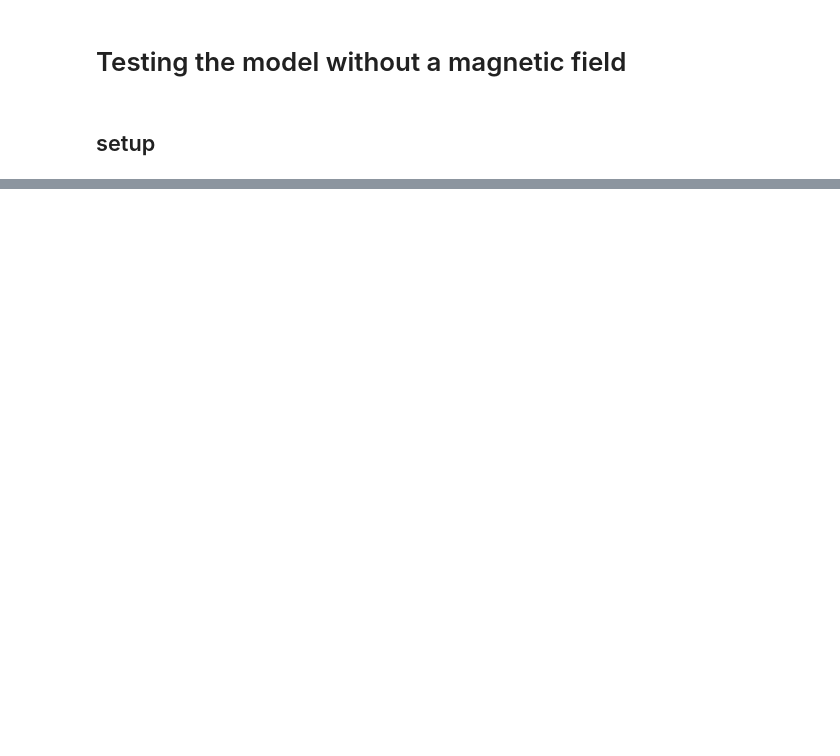
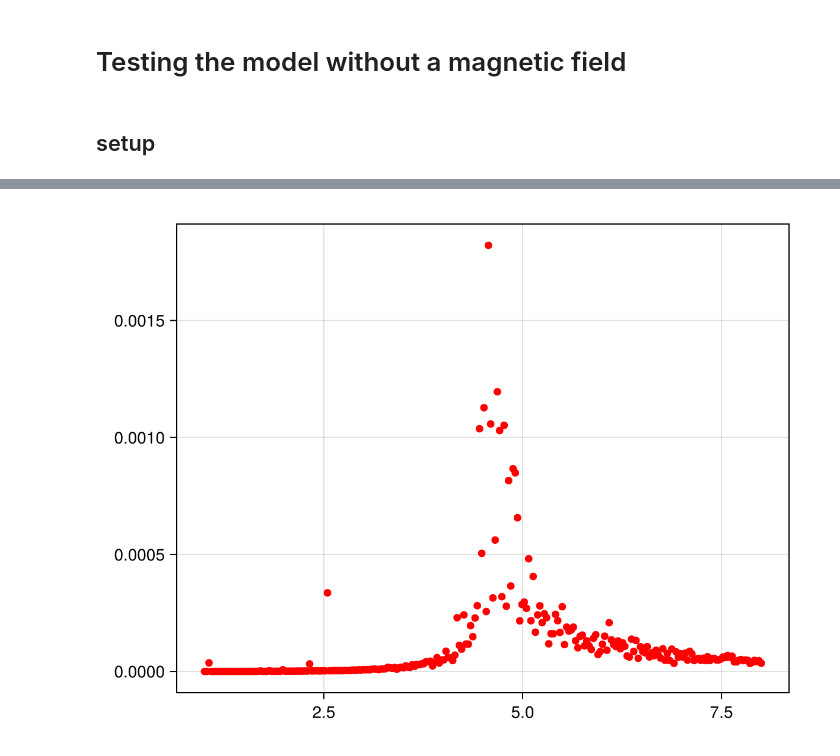
Before and after one commit to emhl/CoPhy3, a Jupyter notebook: ex01/notebooks/temperature_variation.ipynb, the cells around one changed output, grey strips where cells are left out. Cells and saved outputs as stored; diff of their text form; code cells hidden in the pictures; blank space fills up the shorter version.

```diff
--- a/ex01/notebooks/temperature_variation.ipynb
+++ b/ex01/notebooks/temperature_variation.ipynb
@@ -46,0 +31,4 @@ scatter(temps, spec_heat_caps, color=:green, label="Specific Heat Capacity")
+# %%
+scatter(temps, (magnetisations[2] .- magnetisations[1] .^2)./temps, color=:red, label="Magnetic Susceptibility")
+# %% [output]
+[figure, added]
```
Also changed, not shown: parts of 10 cells of this notebook.
